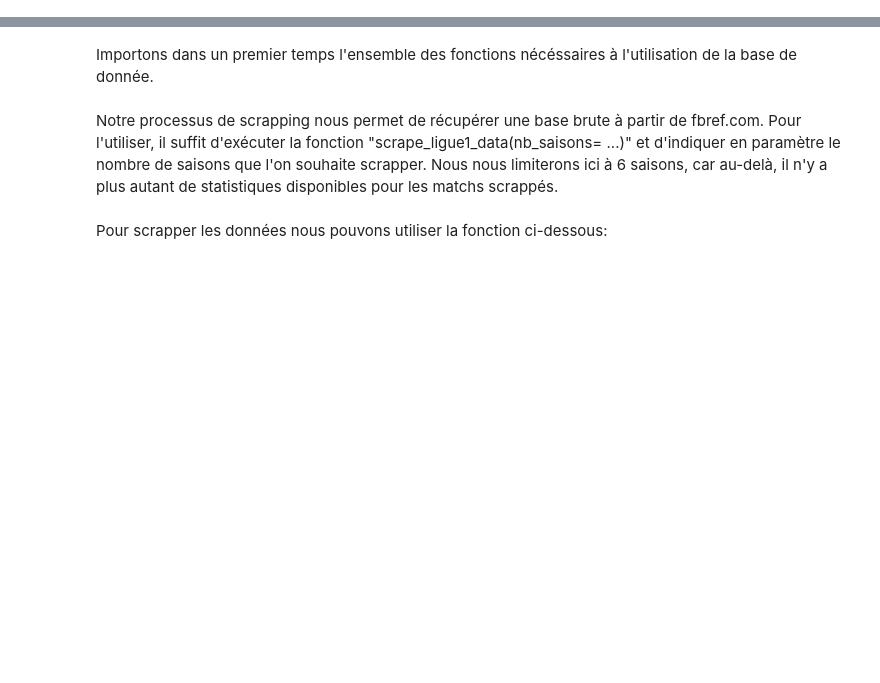
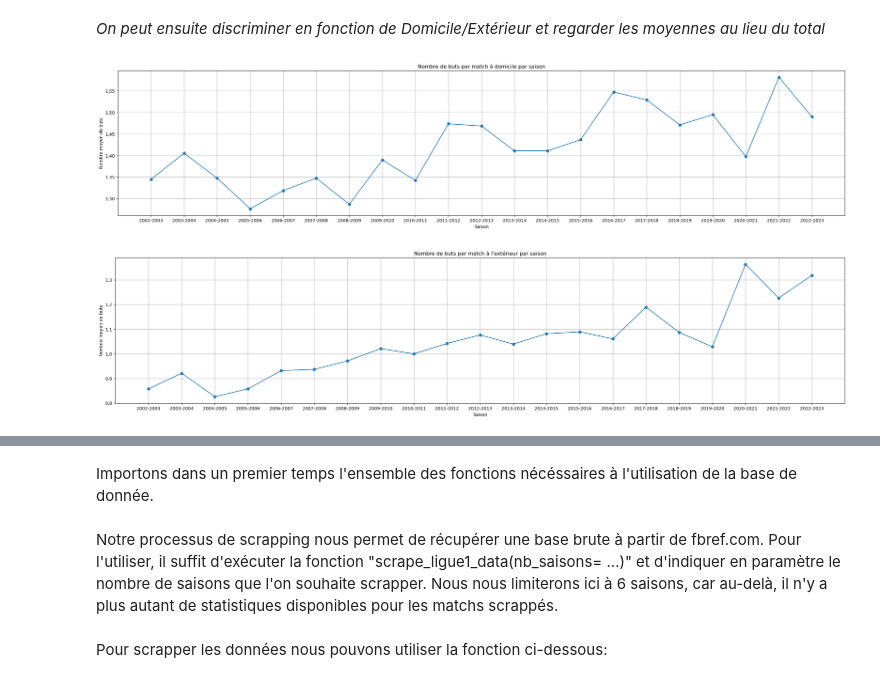
Before and after one commit to alexandreviard/Ligue1Predictor, a Jupyter notebook: Fbref_alex/notebook_principal.ipynb, the cells around one changed output, grey strips where cells are left out. Saved outputs shown, nothing was run; the diff lists cells and outputs as text; code cells hidden in the pictures; blank space fills up the shorter version.

```diff
--- a/Fbref_alex/notebook_principal.ipynb
+++ b/Fbref_alex/notebook_principal.ipynb
@@ -0,0 +275,25 @@
+# %% [markdown]
+*On peut ensuite discriminer en fonction de Domicile/Extérieur et regarder les moyennes au lieu du total*
+# %%
+buts_par_saison = dataframe_stats[dataframe_stats['Lieu']=='Domicile'].groupby('Saison')['Buts Equipe 1'].mean().reset_index()
+
+plt.figure(figsize=(30, 6))
+plt.plot(buts_par_saison['Saison'], buts_par_saison['Buts Equipe 1'], marker='o', linestyle='-')
+plt.title('Nombre de buts par match à domicile par saison')
+plt.xlabel('Saison')
+plt.ylabel('Nombre moyen de buts')
+plt.grid(True)
+plt.show()
+
+buts_par_saison = dataframe_stats[dataframe_stats['Lieu']=='Extérieur'].groupby('Saison')['Buts Equipe 1'].mean().reset_index()
+
+plt.figure(figsize=(30, 6))
+plt.plot(buts_par_saison['Saison'], buts_par_saison['Buts Equipe 1'], marker='o', linestyle='-')
+plt.title('Nombre de buts par match à l\'extérieur par saison')
+plt.xlabel('Saison')
+plt.ylabel('Nombre moyen de buts')
+plt.grid(True)
+plt.show()
+# %% [output]
+[figure, added]
+[figure, added]
```
Also changed, not shown: parts of 65 cells of this notebook, 5 other files.
